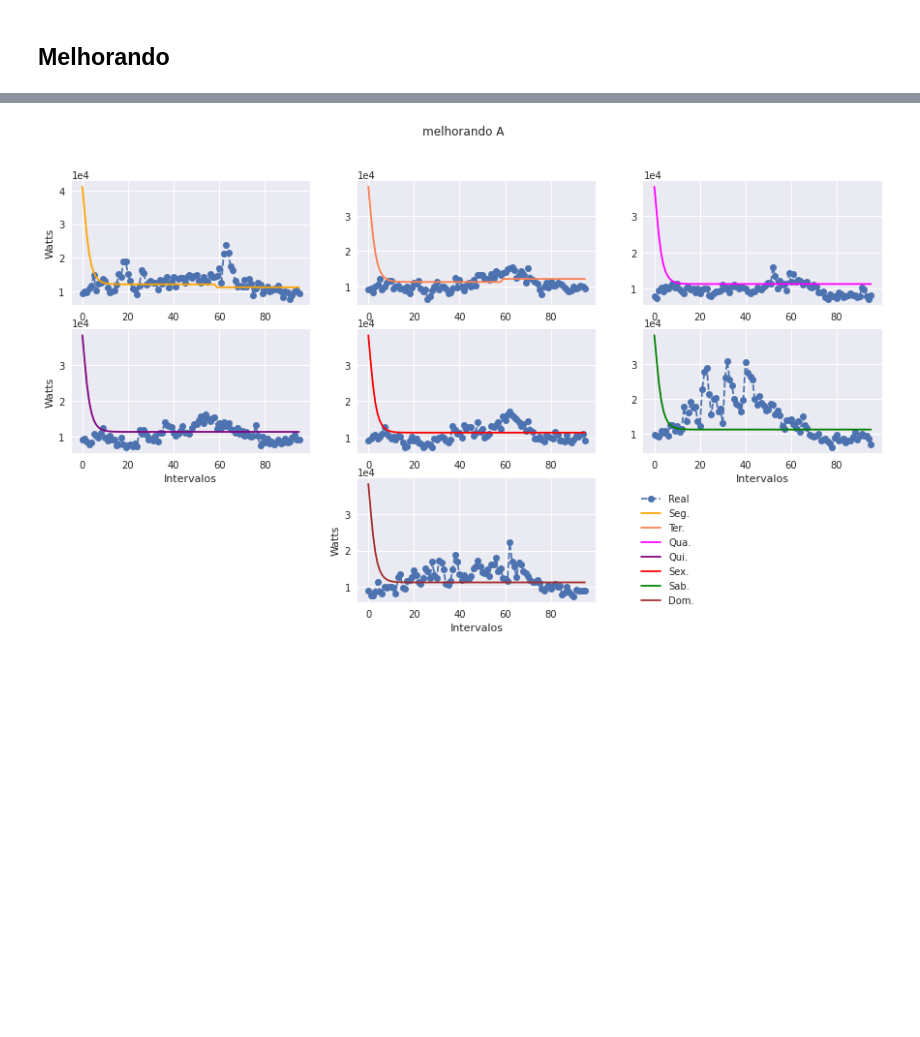
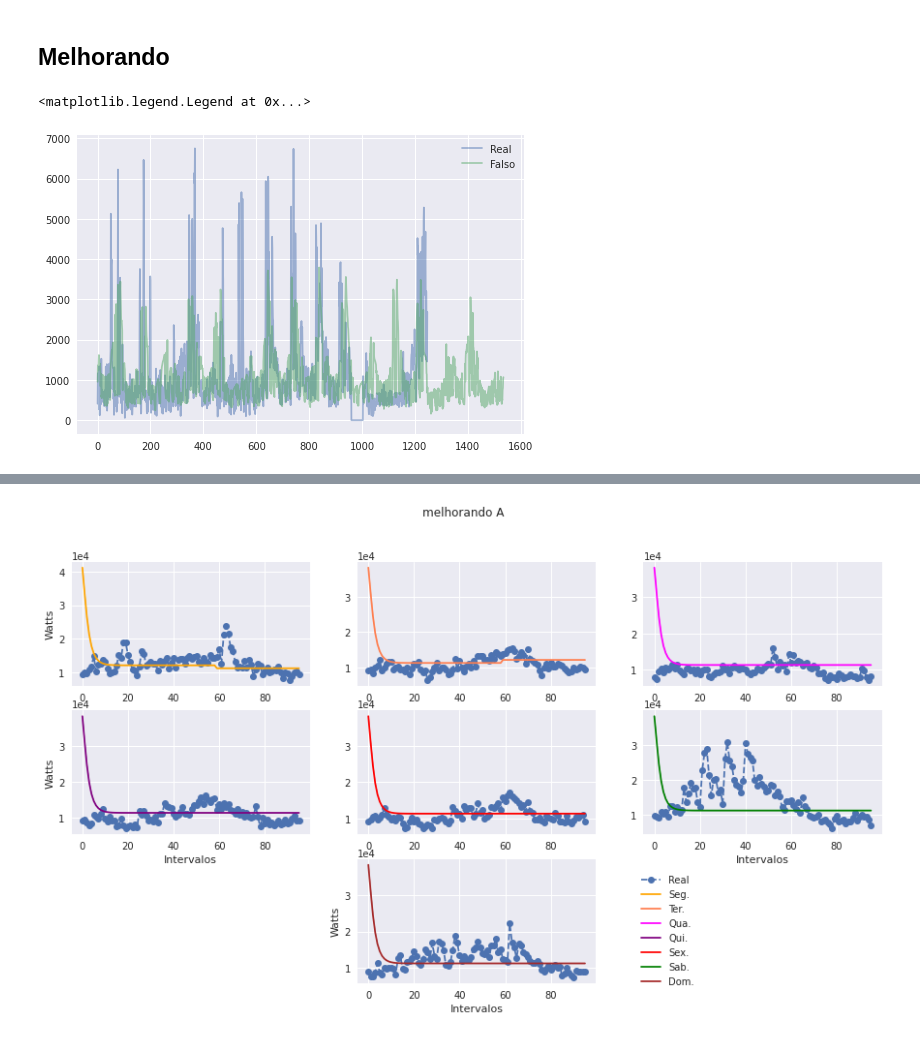
Before and after one commit to ifribeiro/consumo_casas, a Jupyter notebook: gans_casas.ipynb, the cells around one changed output, grey strips where cells are left out. Saved outputs shown, nothing was run; the diff lists cells and outputs as text; code cells hidden in the pictures; blank space fills up the shorter version.

```diff
--- a/gans_casas.ipynb
+++ b/gans_casas.ipynb
@@ -194,7 +216,7 @@ gan_args = ModelParameters(batch_size=batch_size,
                            noise_dim=noise_dim,
                            layers_dim=dim)
 # %%
-treino = A['Watts'].values
+#treino = A['Watts'].values
 treino = A_sab
 # %%
 scaler = MinMaxScaler().fit(treino.reshape(-1,1))
@@ -251,3 +271,14 @@ df_sample = p.get_df(lista_datas_A, treino_s.reshape(len(treino), 1), timesteps=
 dict_weeks_real = {wk:p.get_count(df_sample, wk, timestep=96, column='ts')['cnt_0'] for wk in range(7)}
 # %% [markdown]
 ## Melhorando
+# %%
+path_falsos = glob.glob("datasets/melhorando/A_sab_bs4/*.npy")
+falsos = [np.load(f) for f in path_falsos]
+falsos = [scaler.inverse_transform(f.reshape(-1,1)) for f in falsos]
+# %%
+plt.plot(A_sab.flatten(), label='Real', alpha=0.5)
+plt.plot(falsos[1].flatten(), label='Falso', alpha=0.5)
+plt.legend()
+# %% [output]
+<matplotlib.legend.Legend at 0x...>
+[figure, added]
```
Also changed, not shown: parts of 22 cells of this notebook, 21 other files.
